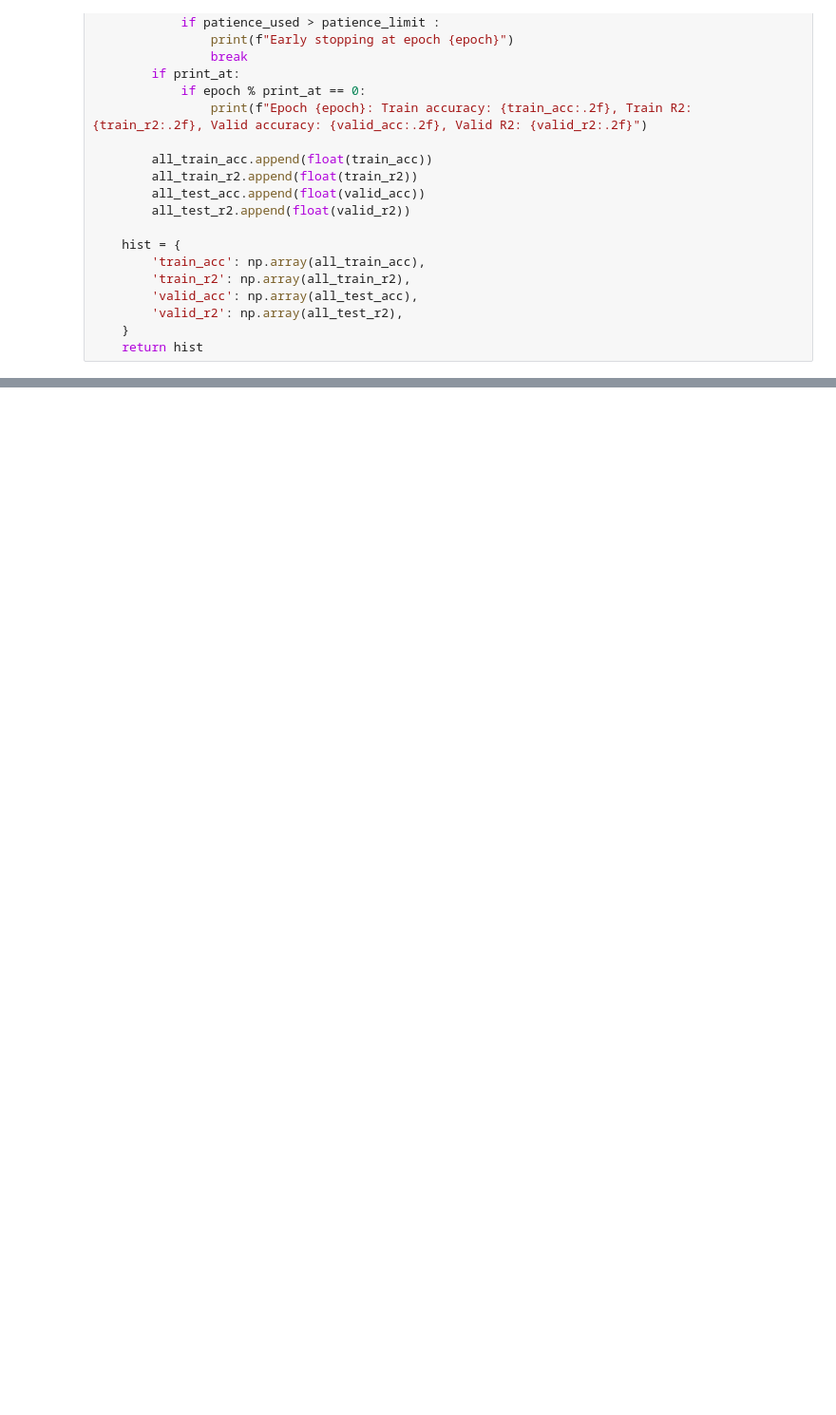
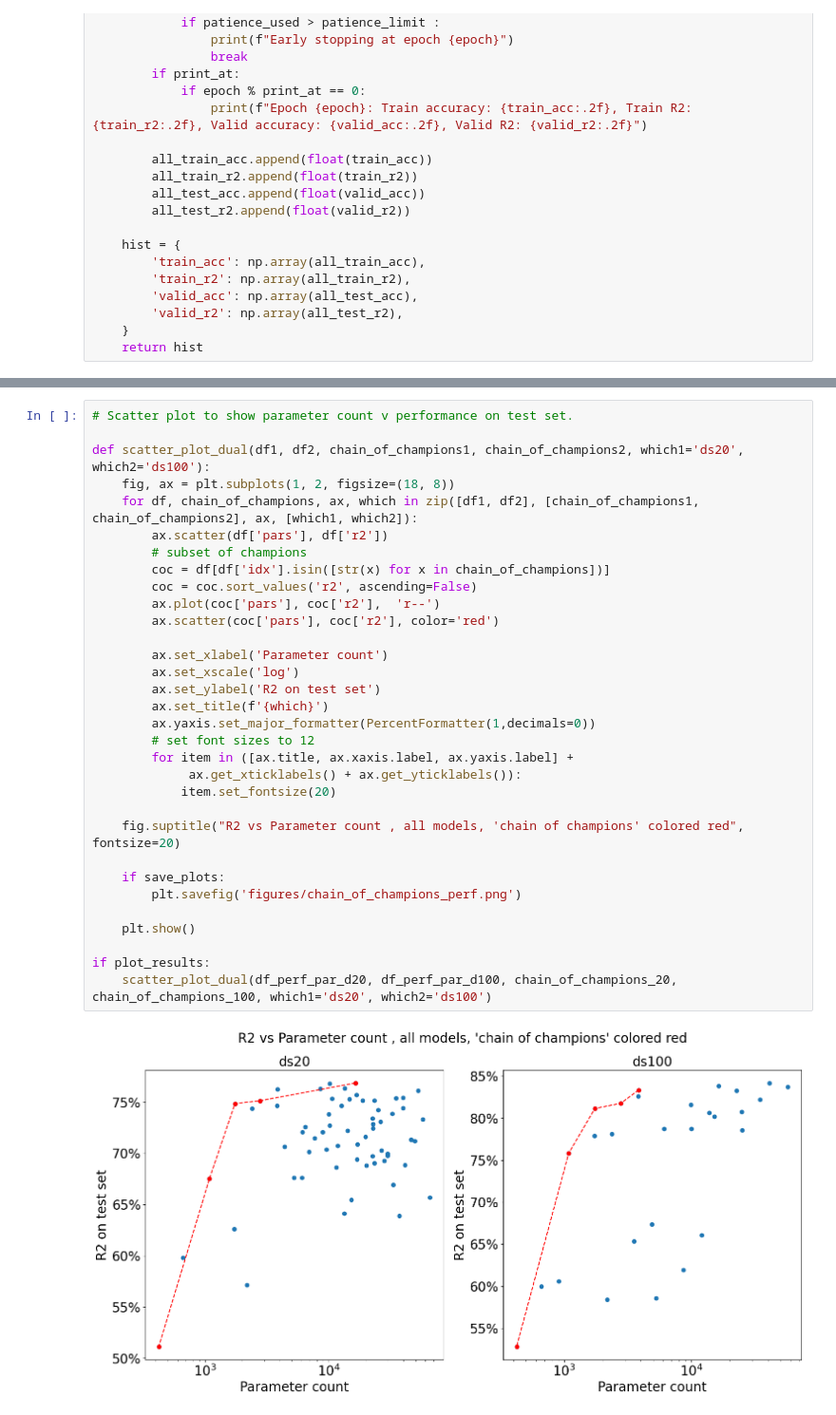
Before and after one commit to jcreutzig/uda_project_2024, a Jupyter notebook: notebook_uda_creutzig.ipynb, the cells around one changed output, grey strips where cells are left out. Shown at 95% size. Drawn from its saved outputs; the diff is of its cells as text; blank space fills up the shorter version.

```diff
--- a/notebook_uda_creutzig.ipynb
+++ b/notebook_uda_creutzig.ipynb
@@ -674,0 +851,34 @@ if make_grid_models:
+# %%
+# Scatter plot to show parameter count v performance on test set.
+
+def scatter_plot_dual(df1, df2, chain_of_champions1, chain_of_champions2, which1='ds20', which2='ds100'):
+    fig, ax = plt.subplots(1, 2, figsize=(18, 8))
+    for df, chain_of_champions, ax, which in zip([df1, df2], [chain_of_champions1, chain_of_champions2], ax, [which1, which2]):
+        ax.scatter(df['pars'], df['r2'])
+        # subset of champions
+        coc = df[df['idx'].isin([str(x) for x in chain_of_champions])]
+        coc = coc.sort_values('r2', ascending=False)
+        ax.plot(coc['pars'], coc['r2'],  'r--')
+        ax.scatter(coc['pars'], coc['r2'], color='red')
+
+        ax.set_xlabel('Parameter count')
+        ax.set_xscale('log')
+        ax.set_ylabel('R2 on test set')
+        ax.set_title(f'{which}')
+        ax.yaxis.set_major_formatter(PercentFormatter(1,decimals=0))
+        # set font sizes to 12
+        for item in ([ax.title, ax.xaxis.label, ax.yaxis.label] +
+             ax.get_xticklabels() + ax.get_yticklabels()):
+            item.set_fontsize(20)
+
+    fig.suptitle("R2 vs Parameter count , all models, 'chain of champions' colored red", fontsize=20)
+
+    if save_plots:
+        plt.savefig('figures/chain_of_champions_perf.png')
+
+    plt.show()
+
+if plot_results:
+    scatter_plot_dual(df_perf_par_d20, df_perf_par_d100, chain_of_champions_20, chain_of_champions_100, which1='ds20', which2='ds100')
+# %% [output]
+[figure, added]
```
Also changed, not shown: parts of 36 cells of this notebook.
